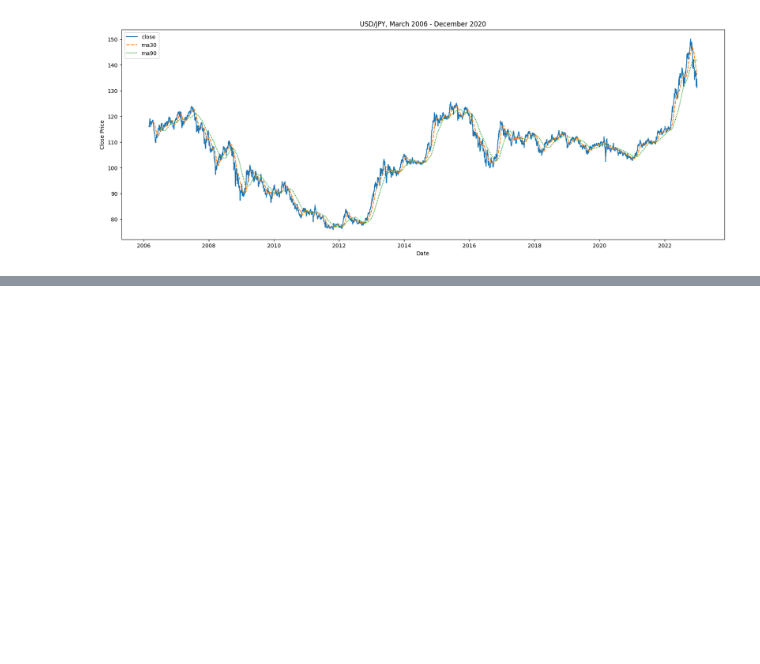
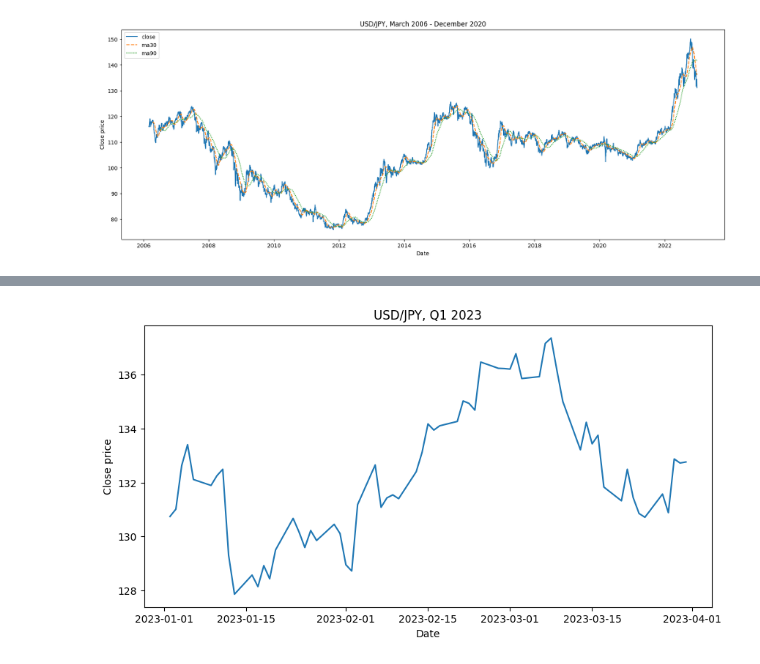
Before and after one commit to whitgroves/fintech-bootcamp-at-home, a Jupyter notebook: project-2-currency-predictor.ipynb, the cells around one changed output, grey strips where cells are left out. Saved outputs shown, nothing was run; the diff lists cells and outputs as text; code cells hidden in the pictures; blank space fills up the shorter version.

```diff
--- a/project-2-currency-predictor.ipynb
+++ b/project-2-currency-predictor.ipynb
@@ -103,0 +157,8 @@ pass # hide matplot.xlabel() output
+# %%
+q1 = pandas.read_csv('./data/CURRENCY_US_XTUP_USDJPY.csv',
+                       names=['date', 'open', 'high', 'low', 'close'], header=0,
+                       dtype={'open':float64, 'high':float64, 'low':float64, 'close':float64},
+                       index_col='date', parse_dates=True,
+                       engine='python')
+q1 = q1.iloc[::-1]
+q1
@@ -103,0 +180,9 @@ pass # hide matplot.xlabel() output
+# %%
+matplot.figure(figsize=(10, 5))
+matplot.title('USD/JPY, Q1 2023')
+seaborn.lineplot(data=q1.close)
+matplot.ylabel('Close price')
+matplot.xlabel('Date')
+pass
+# %% [output]
+[figure, added]
```
Also changed, not shown: parts of 21 cells of this notebook, 2 other files.
